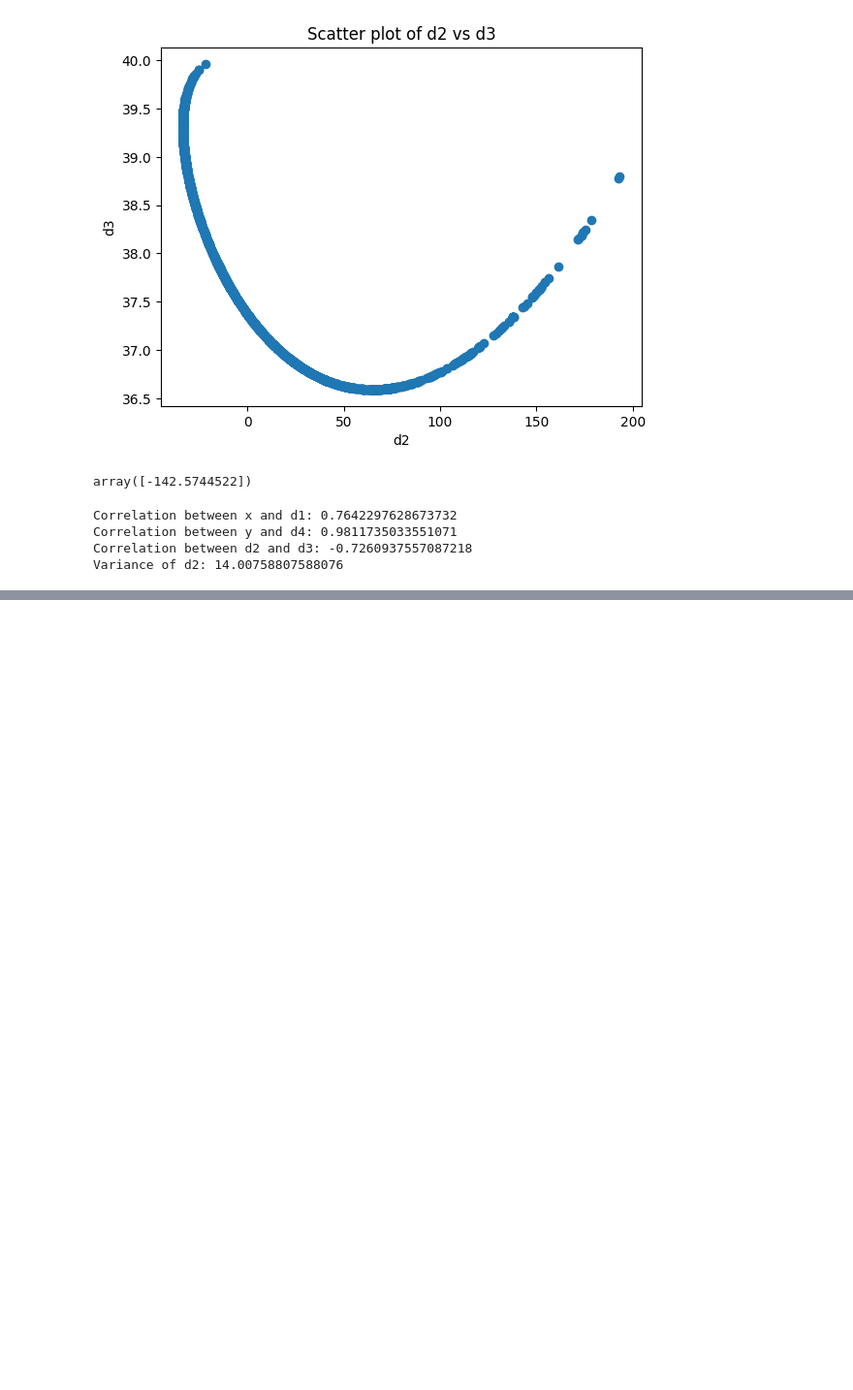
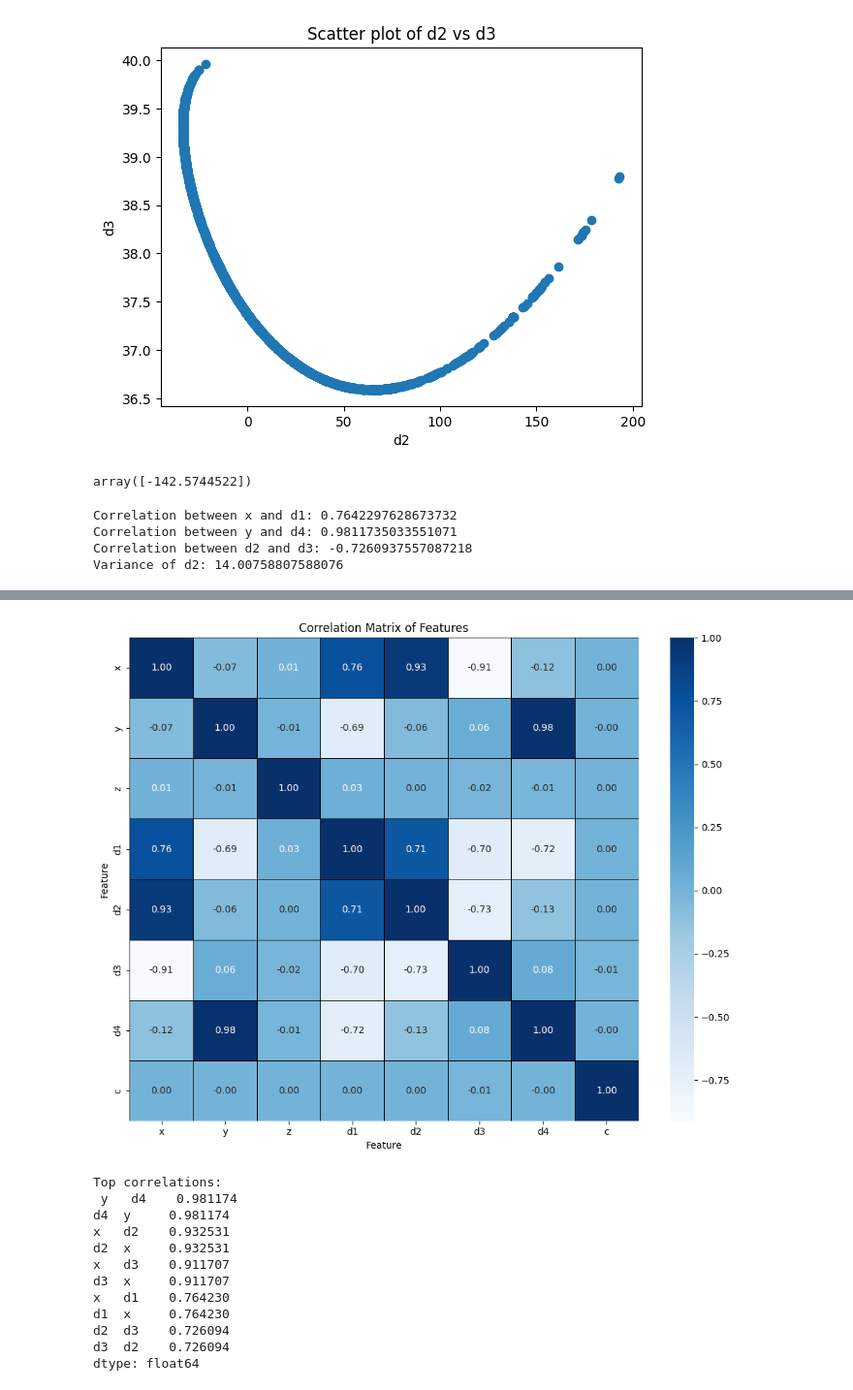
Before and after one commit to odehamer/cs577_assignment4, a Jupyter notebook: assignment4-2.ipynb, the cells around one changed output, grey strips where cells are left out. Shown at 97% size. Saved outputs shown, nothing was run; the diff lists cells and outputs as text; code cells hidden in the pictures; blank space fills up the shorter version.

```diff
--- a/assignment4-2.ipynb
+++ b/assignment4-2.ipynb
@@ -169,0 +192,35 @@ Variance of d2: 14.00758807588076
+# %%
+# pearson correlation
+correlation_matrix = data_df.corr()
+
+# plot feature correlation heatmap
+plt.figure(figsize=(10, 8))
+sns.heatmap(correlation_matrix, annot=True, fmt=".2f", cmap='Blues', linewidth=0.5, linecolor="black")
+plt.title("Correlation Matrix of Features")
+plt.xlabel("Feature")
+plt.ylabel("Feature")
+
+plt.tight_layout()
+plt.show()
+
+# print top 10 strongest correlations
+correlation_pairs = (correlation_matrix.where(~np.eye(len(correlation_matrix), dtype=bool))
+                     .abs()
+                     .stack()
+                     .sort_values(ascending=False))
+
+print("Top correlations:\n", correlation_pairs.head(10))
+# %% [output]
+[figure, added]
+Top correlations:
+ y   d4    0.981174
+d4  y     0.981174
+x   d2    0.932531
+d2  x     0.932531
+x   d3    0.911707
+d3  x     0.911707
+x   d1    0.764230
+d1  x     0.764230
+d2  d3    0.726094
+d3  d2    0.726094
+dtype: float64
```
Also changed, not shown: parts of 7 cells of this notebook.
